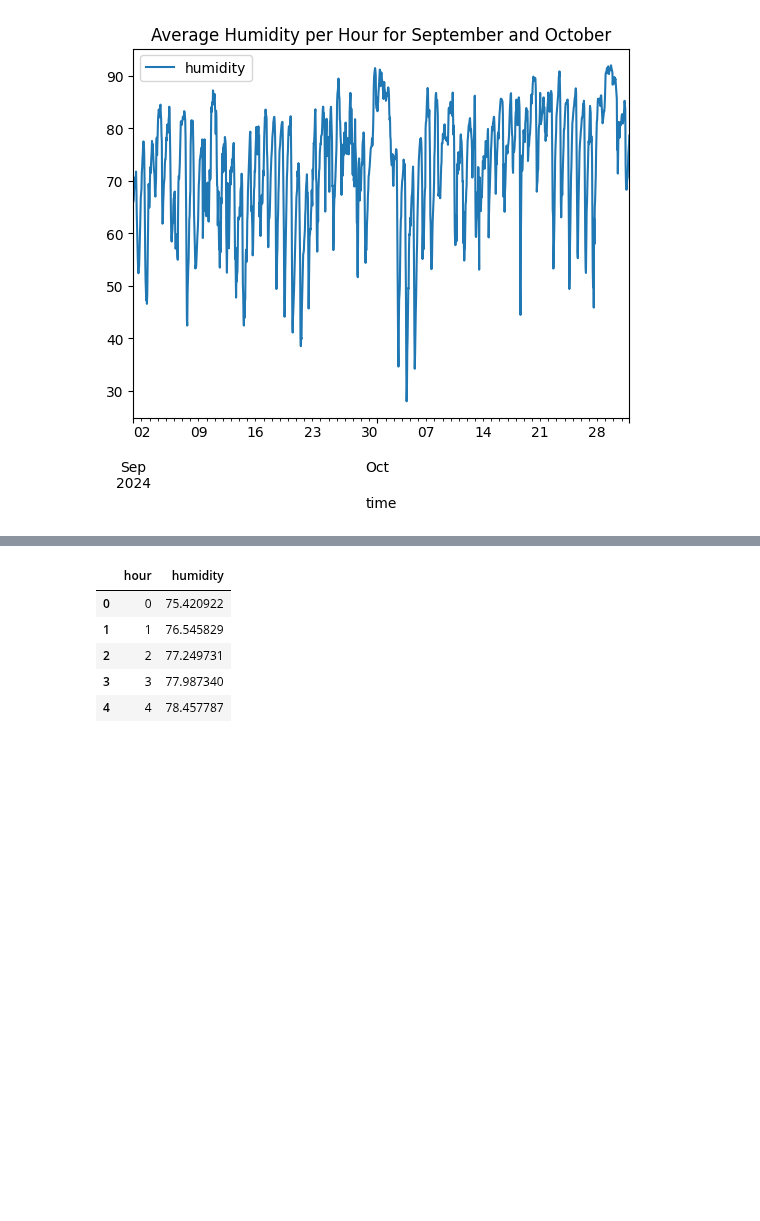
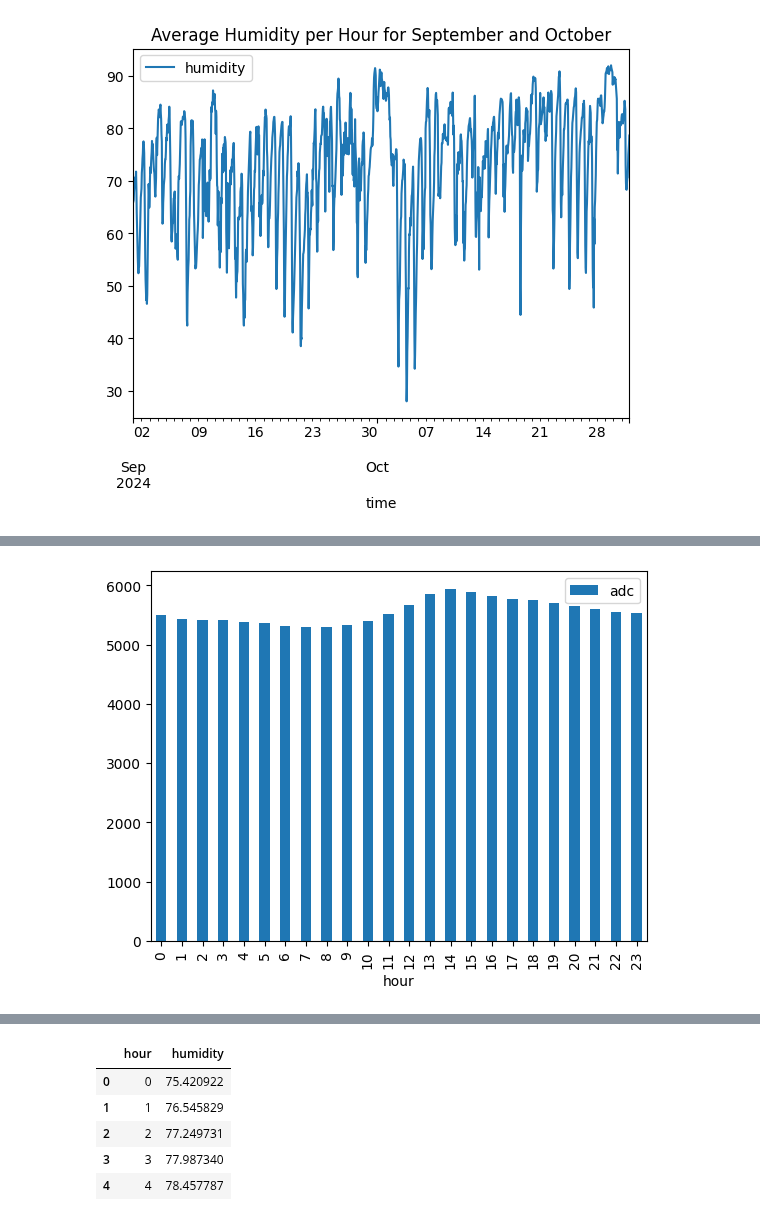
Before and after one commit to wiggle-bin/wiggle-notes, a Jupyter notebook: worms_actvitiy/DataActivityCorrelationUsingUpdatedModel.ipynb, the cells around one changed output, grey strips where cells are left out. Cells and saved outputs as stored; diff of their text form; code cells hidden in the pictures; blank space fills up the shorter version.

```diff
--- a/worms_actvitiy/DataActivityCorrelationUsingUpdatedModel.ipynb
+++ b/worms_actvitiy/DataActivityCorrelationUsingUpdatedModel.ipynb
@@ -221,0 +320,5 @@ plt.show()
+# %%
+soilMoisture_per_hour.loc[:, 'hour'] = soilMoisture_per_hour.index.hour
+mean_adc_per_hour = soilMoisture_per_hour.groupby('hour')['adc'].mean().reset_index()
+
+mean_adc_per_hour.head()
@@ -221,0 +332,5 @@ plt.show()
+# %%
+mean_adc_per_hour.plot(x='hour', kind='bar')
+plt.show()
+# %% [output]
+[figure, added]
```
Also changed, not shown: parts of 26 cells of this notebook.
